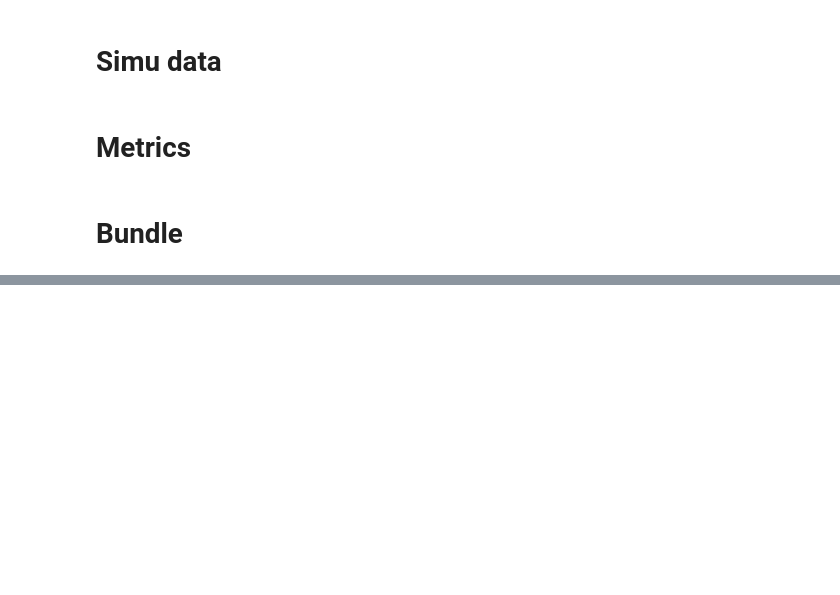
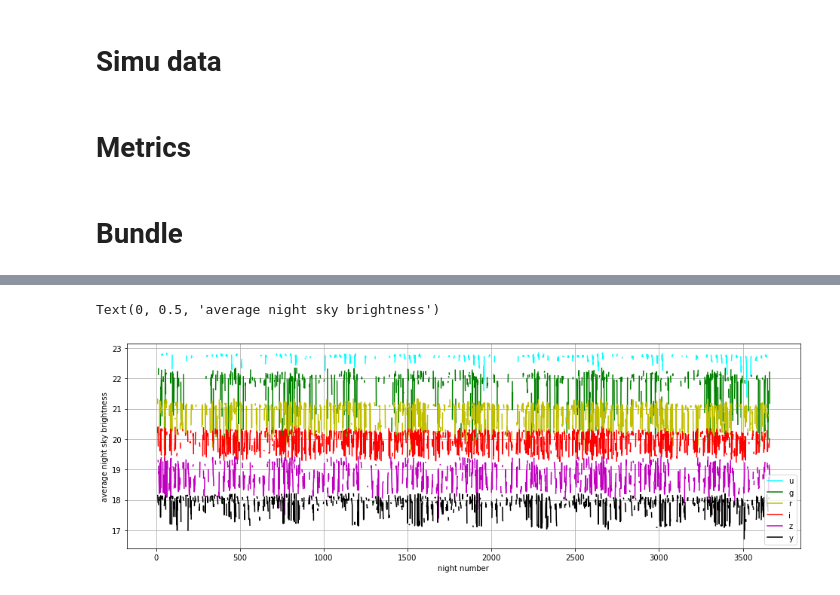
Before and after one commit to sylvielsstfr/MyCadence, a Jupyter notebook: SkyBrightness/Sky_Brightness.ipynb, the cells around one changed output, grey strips where cells are left out. Cells and saved outputs as stored; diff of their text form; code cells hidden in the pictures; blank space fills up the shorter version.

```diff
--- a/SkyBrightness/Sky_Brightness.ipynb
+++ b/SkyBrightness/Sky_Brightness.ipynb
@@ -140,9 +169,11 @@ Plotting complete.
+# %%
+summaryMetrics = [metrics.MinMetric(), metrics.MedianMetric(),
+                  metrics.MaxMetric(), metrics.RmsMetric()]
 # %%
 for ifilt in np.arange(Nfilt):
 
     bundlename    = all_bundlename[ifilt]
 
-
-    print(bundles[bundlename].dbCols)
-    print(bundles[bundlename].metricValues)
+    print("===============================",filters[ifilt],"===============================")
+    bundles[bundlename].setSummaryMetrics(summaryMetrics)
 # %% [output]
@@ -190,0 +235,16 @@ data
+# %%
+fig=plt.figure(figsize=(16,5))
+ax=fig.add_subplot(111)
+for ifilt in np.arange(Nfilt):
+
+    bundlename = all_bundlename[ifilt]
+    #plt.plot(bundles[bundlename].metricValues,'-',color=colors[ifilt],label=filters[ifilt])
+    ax.plot(bundles[bundlename].metricValues,'-',color=colors[filters[ifilt]] ,label=filters[ifilt])
+
+ax.legend()
+ax.grid()
+ax.set_xlabel("night number")
+ax.set_ylabel("average night sky brightness")
+# %% [output]
+Text(0, 0.5, 'average night sky brightness')
+[figure, added]
```
Also changed, not shown: parts of 12 cells of this notebook.
